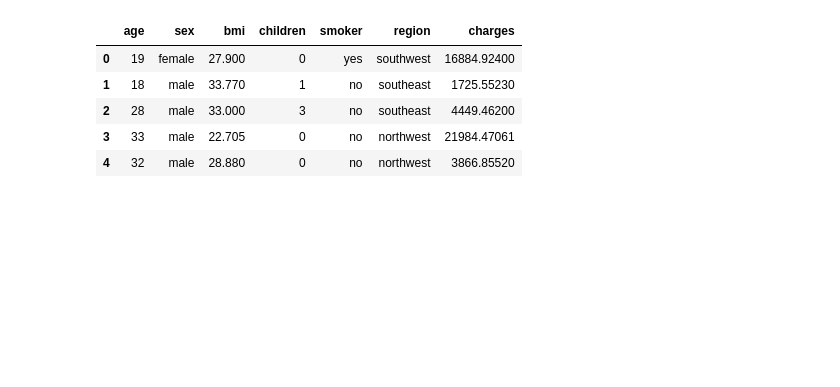
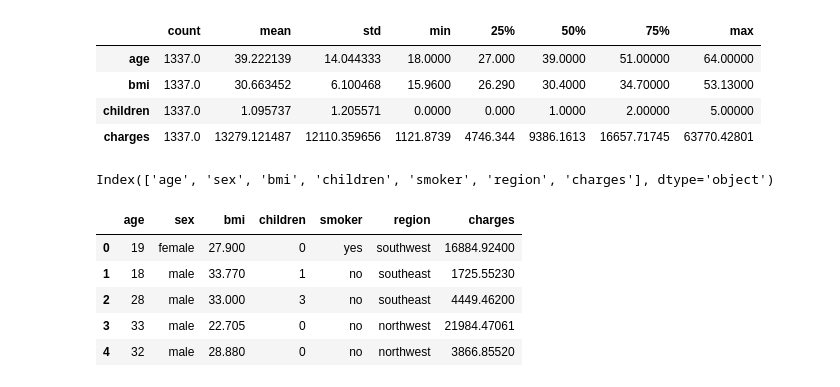
Before and after one commit to FaithKamaraju/Medical-Expenditure-Estimator, a Jupyter notebook: expenditure_data_analysis.ipynb, the cells around one changed output. Saved outputs shown, nothing was run; the diff lists cells and outputs as text; code cells hidden in the pictures; blank space fills up the shorter version.

```diff
--- a/expenditure_data_analysis.ipynb
+++ b/expenditure_data_analysis.ipynb
@@ -6,3 +36,15 @@ df = pd.read_csv("expenses.csv")
+# %%
+df.describe().T
+# %% [output]
+|  | count | mean | std | min | 25% | 50% | 75% | max |
+| age | 1337.0 | 39.222139 | 14.044333 | 18.0000 | 27.000 | 39.0000 | 51.00000 | 64.00000 |
+| bmi | 1337.0 | 30.663452 | 6.100468 | 15.9600 | 26.290 | 30.4000 | 34.70000 | 53.13000 |
+| children | 1337.0 | 1.095737 | 1.205571 | 0.0000 | 0.000 | 1.0000 | 2.00000 | 5.00000 |
+| charges | 1337.0 | 13279.121487 | 12110.359656 | 1121.8739 | 4746.344 | 9386.1613 | 16657.71745 | 63770.42801 |
+# %%
+df.columns
+# %% [output]
+Index(['age', 'sex', 'bmi', 'children', 'smoker', 'region', 'charges'], dtype='object')
 # %%
 df.head()
 # %% [output]
```
Also changed, not shown: parts of 15 cells of this notebook.
